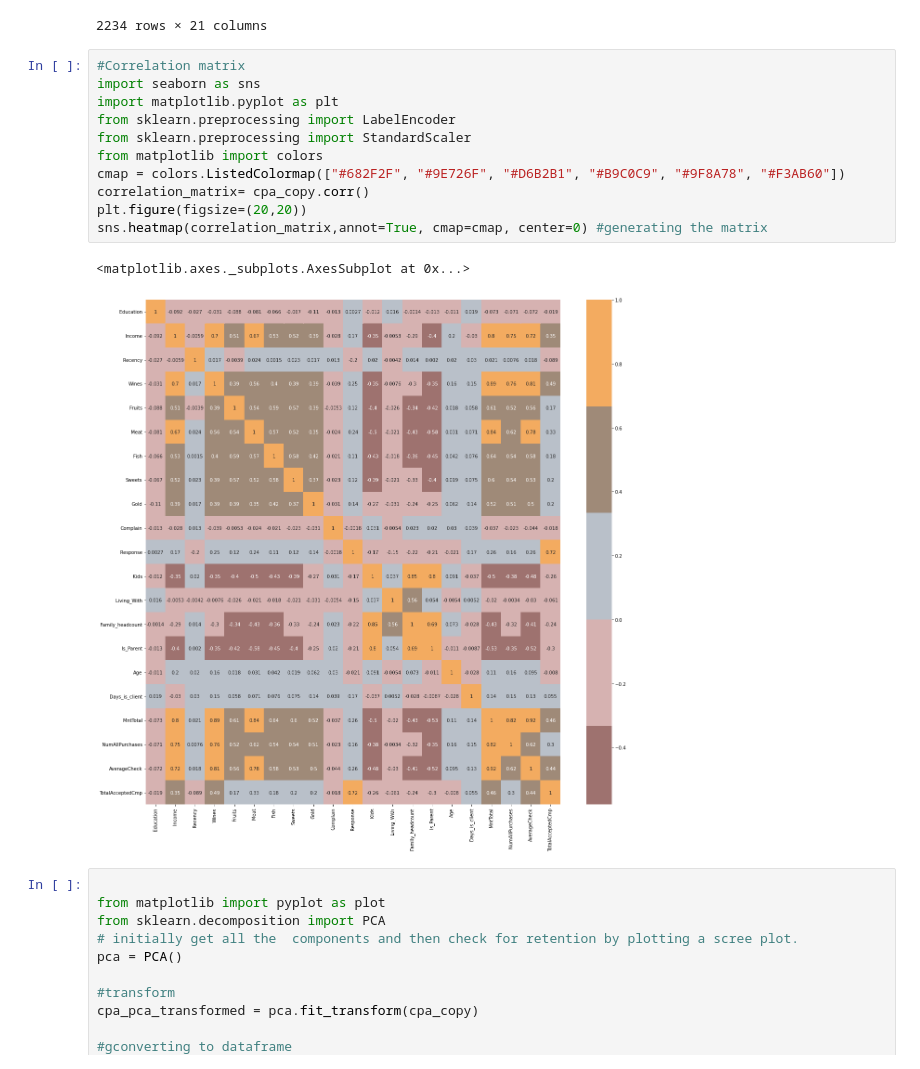
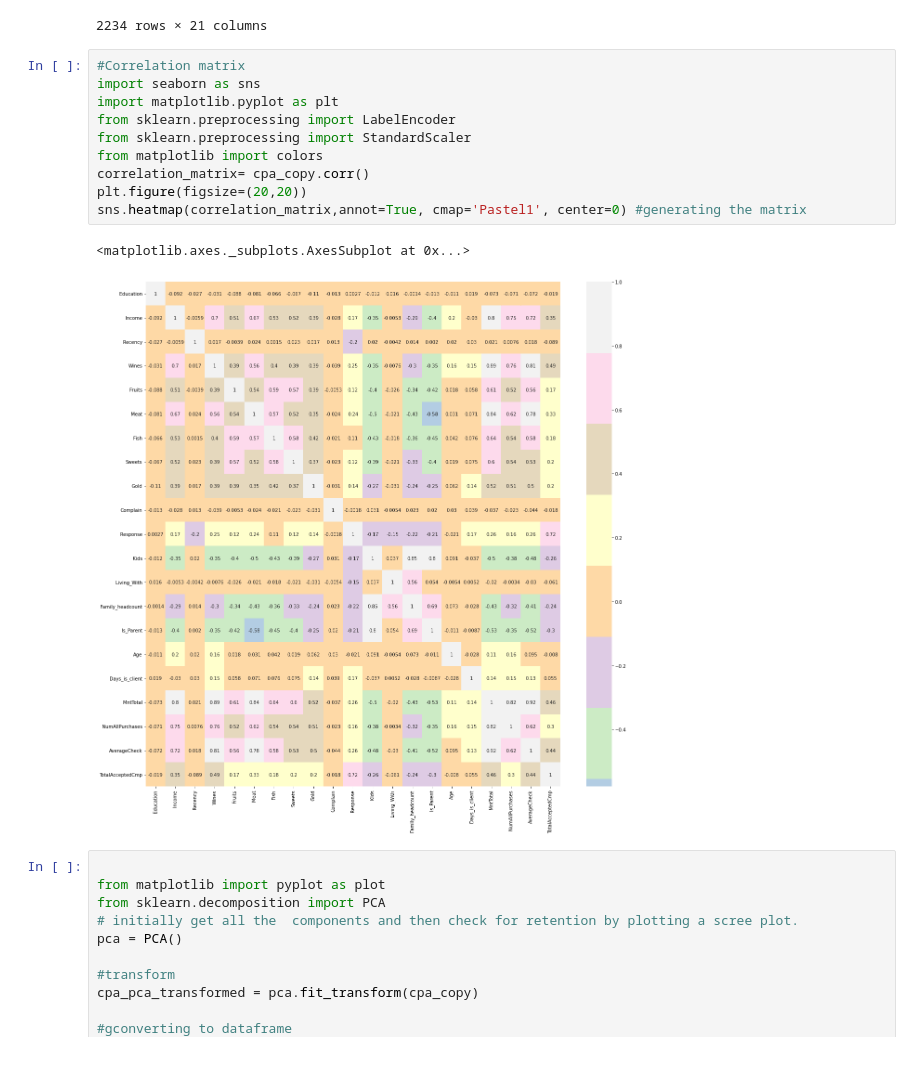
Before and after one commit to KittuPatel/CustomerPersonalityAnalysis, a Jupyter notebook: CustomerPersonalityAnalysis.ipynb, the cells around one changed output. Saved outputs shown, nothing was run; the diff lists cells and outputs as text.

```diff
--- a/CustomerPersonalityAnalysis.ipynb
+++ b/CustomerPersonalityAnalysis.ipynb
@@ -352,17 +352,16 @@ cpa_copy
 # %%
 #Correlation matrix
 import seaborn as sns
 import matplotlib.pyplot as plt
 from sklearn.preprocessing import LabelEncoder
 from sklearn.preprocessing import StandardScaler
 from matplotlib import colors
-cmap = colors.ListedColormap(["#682F2F", "#9E726F", "#D6B2B1", "#B9C0C9", "#9F8A78", "#F3AB60"])
 correlation_matrix= cpa_copy.corr()
 plt.figure(figsize=(20,20))
-sns.heatmap(correlation_matrix,annot=True, cmap=cmap, center=0) #generating the matrix
+sns.heatmap(correlation_matrix,annot=True, cmap='Pastel1', center=0) #generating the matrix
 # %% [output]
 <matplotlib.axes._subplots.AxesSubplot at 0x...>
-[figure, old version]
+[figure, new version]
 # %%
 
 from matplotlib import pyplot as plot
```
Also changed, not shown: parts of 12 cells of this notebook.
